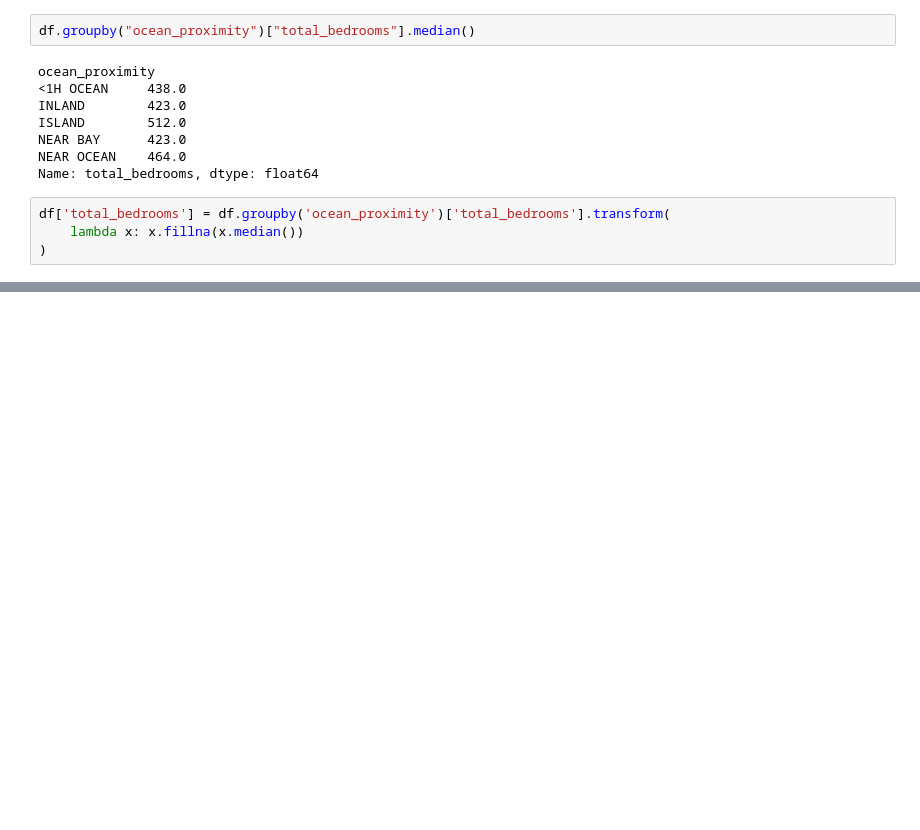
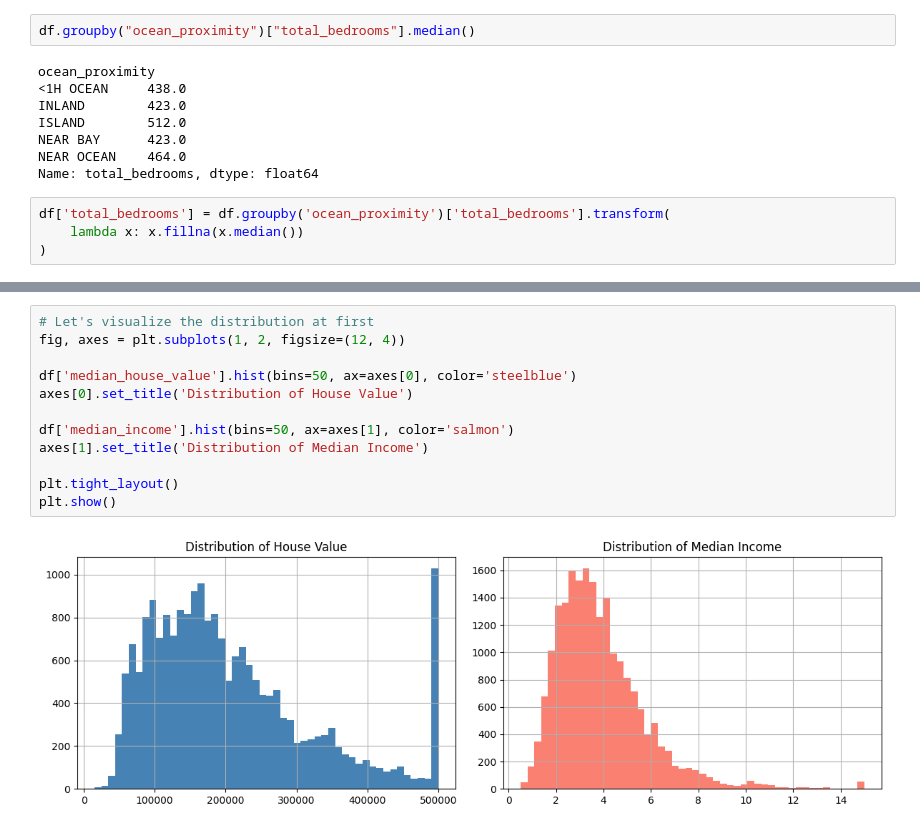
Before and after one commit to nayeem29dse/California-housing-price-analysis, a Jupyter notebook: Housing_price.ipynb, the cells around one changed output, grey strips where cells are left out. Drawn from its saved outputs; the diff is of its cells as text; blank space fills up the shorter version.

```diff
--- a/Housing_price.ipynb
+++ b/Housing_price.ipynb
@@ -88,0 +98,14 @@ df['total_bedrooms'] = df.groupby('ocean_proximity')['total_bedrooms'].transform
+# %%
+# Let's visualize the distribution at first
+fig, axes = plt.subplots(1, 2, figsize=(12, 4))
+
+df['median_house_value'].hist(bins=50, ax=axes[0], color='steelblue')
+axes[0].set_title('Distribution of House Value')
+
+df['median_income'].hist(bins=50, ax=axes[1], color='salmon')
+axes[1].set_title('Distribution of Median Income')
+
+plt.tight_layout()
+plt.show()
+# %% [output]
+[figure, added]
```
Also changed, not shown: parts of 3 cells of this notebook.
